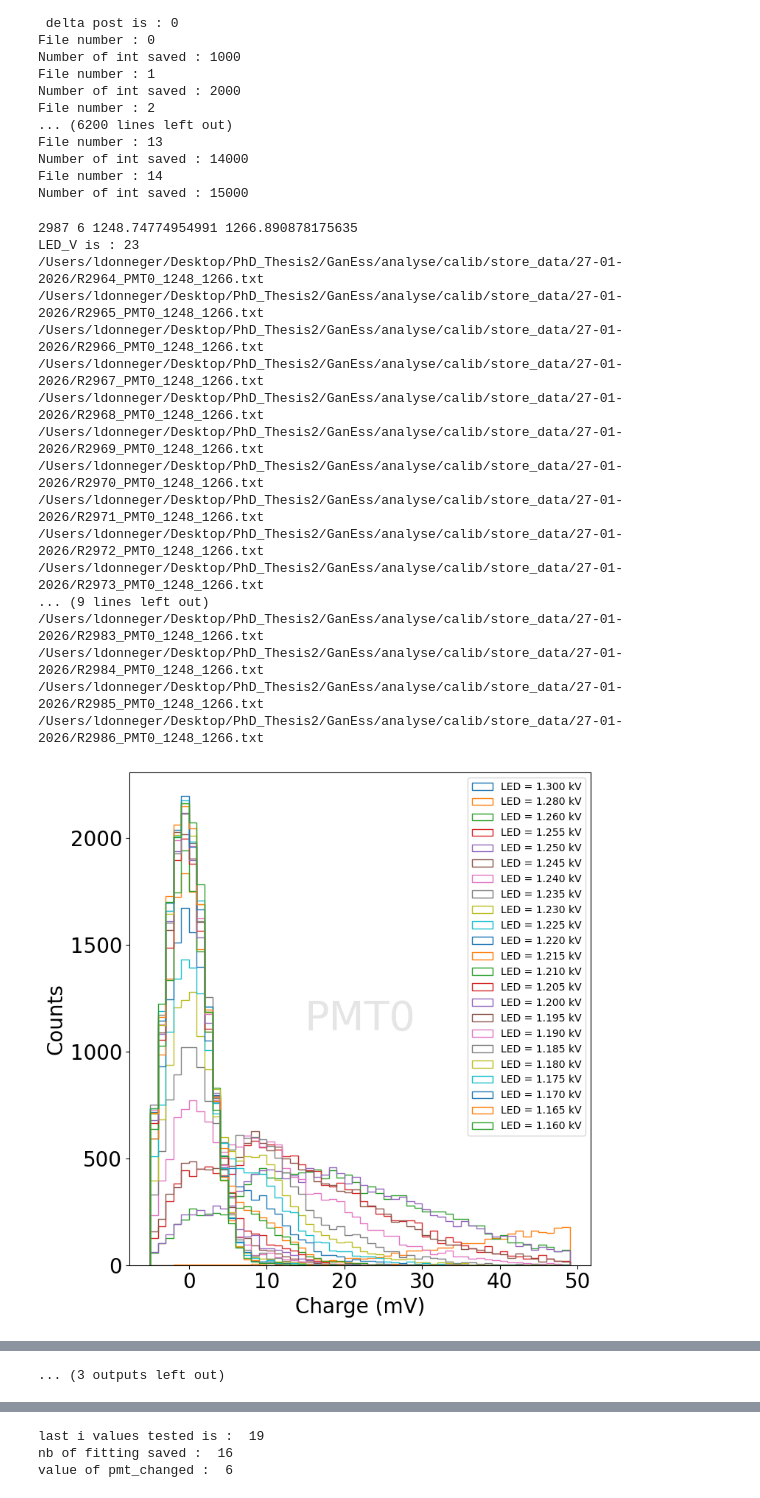
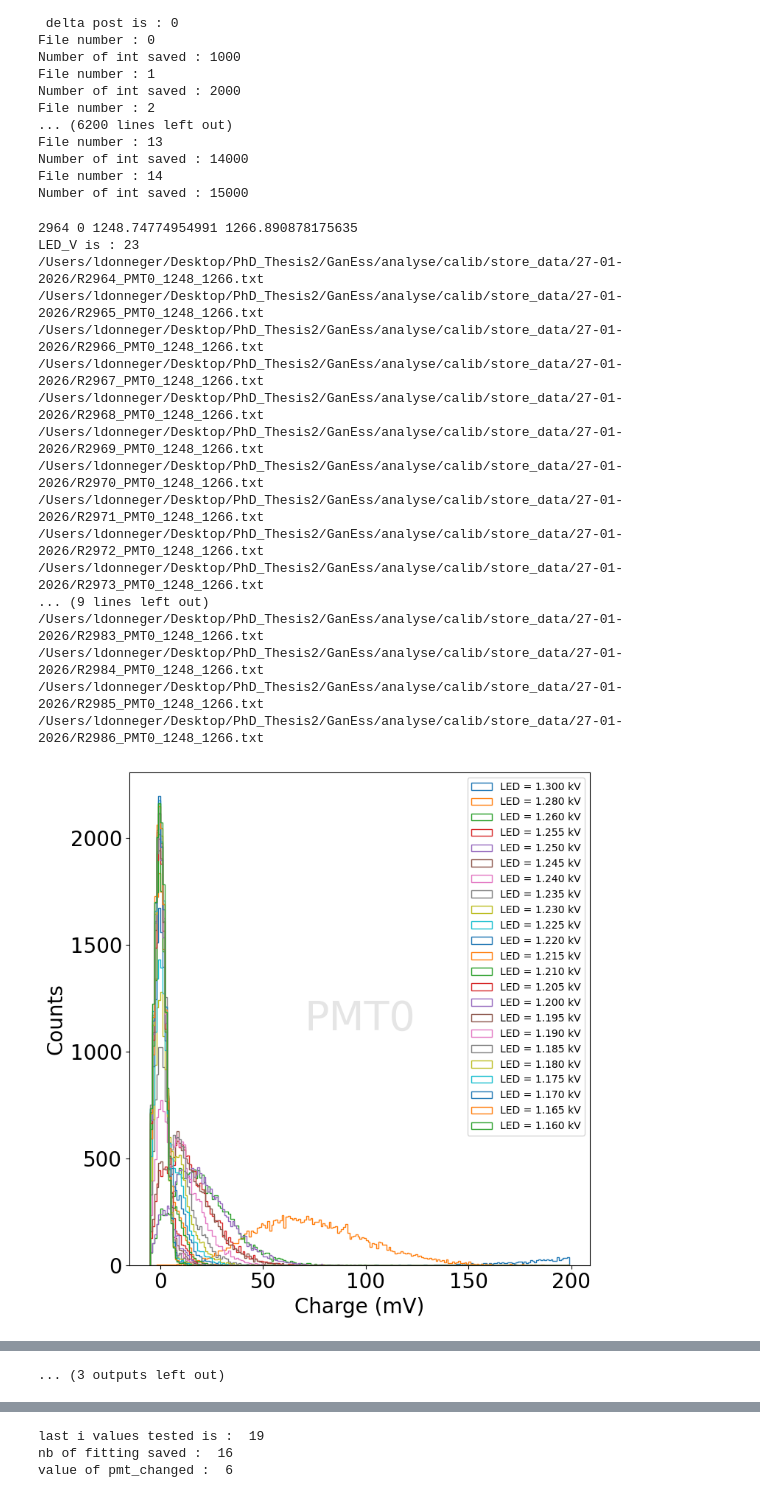
Before and after one commit to ludophys/PhD_Thesis2, a Jupyter notebook: GanEss/analyse/Raw_WF_calibration.ipynb, the cells around one changed output, grey strips where cells are left out. Cells and saved outputs as stored; diff of their text form; code cells hidden in the pictures.

```diff
--- a/GanEss/analyse/Raw_WF_calibration.ipynb
+++ b/GanEss/analyse/Raw_WF_calibration.ipynb
@@ -365,7 +365,7 @@ Number of int saved : 15000
 data_path = "/Users/ldonneger/Desktop/PhD_Thesis2/GanEss/analyse/calib/store_data/"+str(date_folder)+"/"
 
 print(run, pmt, inf, sup)
-bins_ = np.arange(-5, 50, 1)
+bins_ = np.arange(-5, 200, 1)
 pmts = [0,1,2,3,4,5,6]
 
 ### 1.1kV in pmts
@@ -429,35 +429,35 @@ for j in range(len(pmts)):
         #plt.yscale('log')
     #plt.ylim(0, 8000)
     xmin, xmax = plt.xlim()
     ymin, ymax = plt.ylim()
     plt.text((xmax+xmin)/2, (ymax+ymin)/2, 'PMT'+str(pmts[j]), fontsize=40, color='gray',
             alpha=0.2, ha='center', va='center', zorder=0)
     plt.savefig(data_path + 'R'+str(np.min(run_nb))+'-R'+str(np.max(run_nb))+'_PMT'+str(pmts[j])+'_'+str(int(inf))+'_'+str(int(sup))+'.png')
     plt.show()
 
     print(data_path + 'R'+str(np.min(run_nb))+'-R'+str(np.max(run_nb))+'_PMT'+str(pmts[j])+'_'+str(int(inf))+'_'+str(int(sup))+'.png')
     print(np.min(run_nb), np.max(run_nb))
 
 pmt_changed = 50
 # %% [output]
-2987 6 1248.74774954991 1266.890878175635
+2964 0 1248.74774954991 1266.890878175635
 LED_V is : 23
 /Users/ldonneger/Desktop/PhD_Thesis2/GanEss/analyse/calib/store_data/27-01-2026/R2964_PMT0_1248_1266.txt
 /Users/ldonneger/Desktop/PhD_Thesis2/GanEss/analyse/calib/store_data/27-01-2026/R2965_PMT0_1248_1266.txt
 /Users/ldonneger/Desktop/PhD_Thesis2/GanEss/analyse/calib/store_data/27-01-2026/R2966_PMT0_1248_1266.txt
 /Users/ldonneger/Desktop/PhD_Thesis2/GanEss/analyse/calib/store_data/27-01-2026/R2967_PMT0_1248_1266.txt
 /Users/ldonneger/Desktop/PhD_Thesis2/GanEss/analyse/calib/store_data/27-01-2026/R2968_PMT0_1248_1266.txt
 /Users/ldonneger/Desktop/PhD_Thesis2/GanEss/analyse/calib/store_data/27-01-2026/R2969_PMT0_1248_1266.txt
 /Users/ldonneger/Desktop/PhD_Thesis2/GanEss/analyse/calib/store_data/27-01-2026/R2970_PMT0_1248_1266.txt
 /Users/ldonneger/Desktop/PhD_Thesis2/GanEss/analyse/calib/store_data/27-01-2026/R2971_PMT0_1248_1266.txt
 /Users/ldonneger/Desktop/PhD_Thesis2/GanEss/analyse/calib/store_data/27-01-2026/R2972_PMT0_1248_1266.txt
 /Users/ldonneger/Desktop/PhD_Thesis2/GanEss/analyse/calib/store_data/27-01-2026/R2973_PMT0_1248_1266.txt
 ... (9 lines left out)
 /Users/ldonneger/Desktop/PhD_Thesis2/GanEss/analyse/calib/store_data/27-01-2026/R2983_PMT0_1248_1266.txt
 /Users/ldonneger/Desktop/PhD_Thesis2/GanEss/analyse/calib/store_data/27-01-2026/R2984_PMT0_1248_1266.txt
 /Users/ldonneger/Desktop/PhD_Thesis2/GanEss/analyse/calib/store_data/27-01-2026/R2985_PMT0_1248_1266.txt
 /Users/ldonneger/Desktop/PhD_Thesis2/GanEss/analyse/calib/store_data/27-01-2026/R2986_PMT0_1248_1266.txt
-[figure, old version]
+[figure, new version]
 /Users/ldonneger/Desktop/PhD_Thesis2/GanEss/analyse/calib/store_data/27-01-2026/R2964-R2986_PMT0_1248_1266.png
 2964 2986
 /Users/ldonneger/Desktop/PhD_Thesis2/GanEss/analyse/calib/store_data/27-01-2026/R2964_PMT1_1248_1266.txt
```
Also changed, not shown: parts of 12 cells of this notebook.
